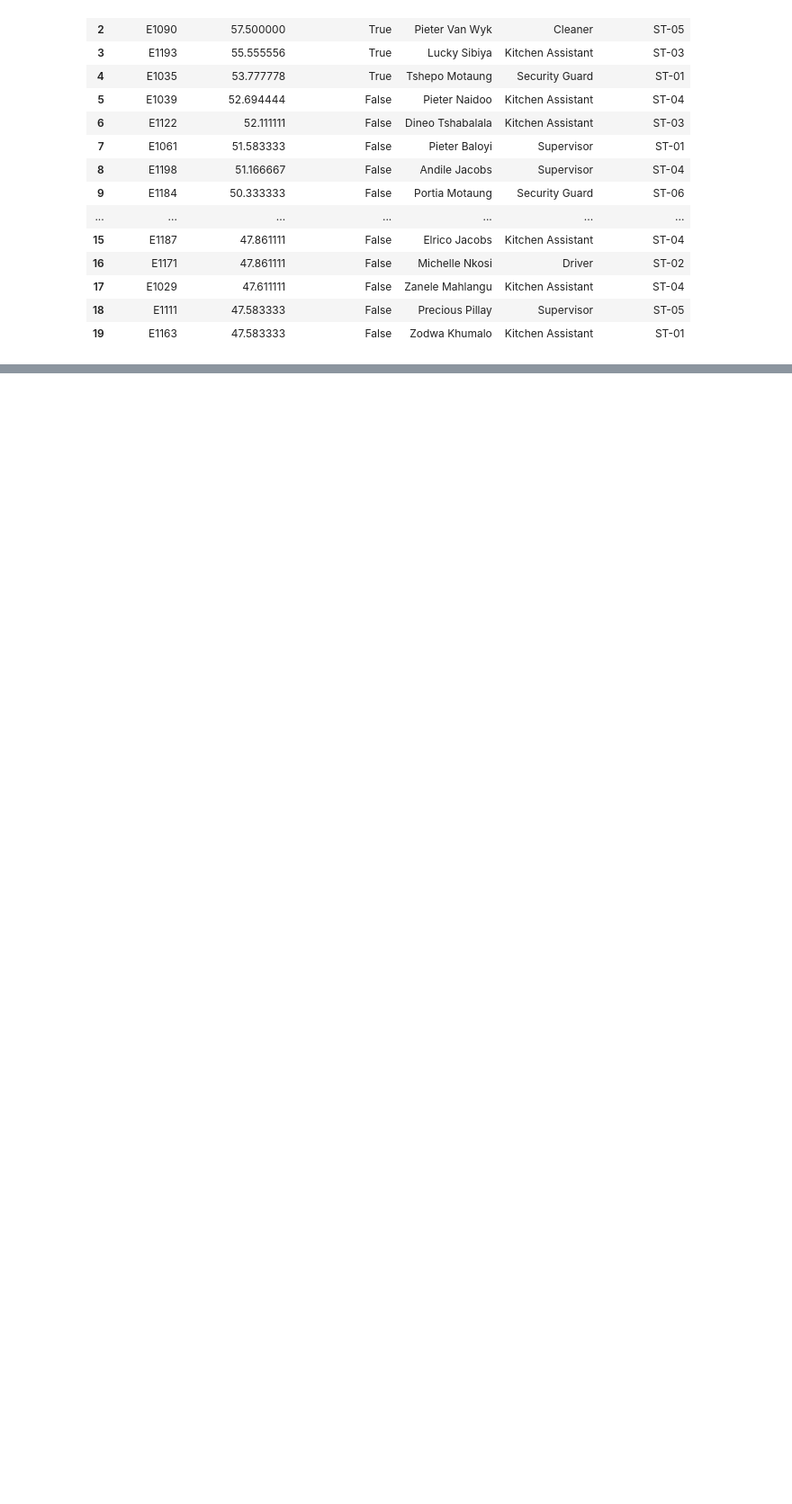
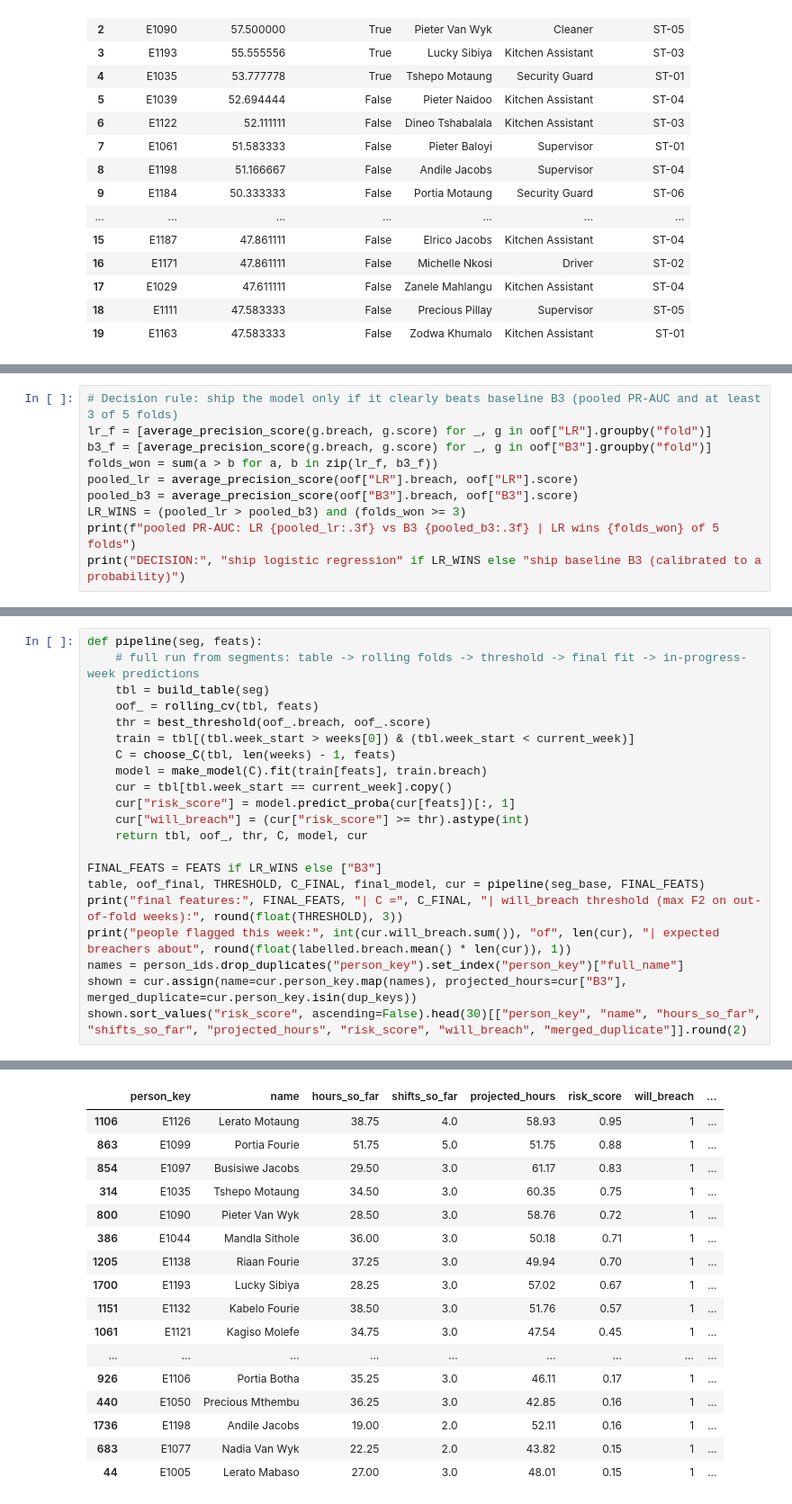
Before and after one commit to MistryDev09/JemTechnical, a Jupyter notebook: data_modeling.ipynb, the cells around one changed output, grey strips where cells are left out. Shown at 90% size. Saved outputs shown, nothing was run; the diff lists cells and outputs as text; blank space fills up the shorter version.

```diff
--- a/data_modeling.ipynb
+++ b/data_modeling.ipynb
@@ -239,0 +405,10 @@ predicted breaches: people 33 | employee IDs 38 of 213
+# %%
+# Decision rule: ship the model only if it clearly beats baseline B3 (pooled PR-AUC and at least 3 of 5 folds)
+lr_f = [average_precision_score(g.breach, g.score) for _, g in oof["LR"].groupby("fold")]
+b3_f = [average_precision_score(g.breach, g.score) for _, g in oof["B3"].groupby("fold")]
+folds_won = sum(a > b for a, b in zip(lr_f, b3_f))
+pooled_lr = average_precision_score(oof["LR"].breach, oof["LR"].score)
+pooled_b3 = average_precision_score(oof["B3"].breach, oof["B3"].score)
+LR_WINS = (pooled_lr > pooled_b3) and (folds_won >= 3)
+print(f"pooled PR-AUC: LR {pooled_lr:.3f} vs B3 {pooled_b3:.3f} | LR wins {folds_won} of 5 folds")
+print("DECISION:", "ship logistic regression" if LR_WINS else "ship baseline B3 (calibrated to a probability)")
@@ -239,0 +574,22 @@ predicted breaches: people 33 | employee IDs 38 of 213
+# %%
+def pipeline(seg, feats):
+    # full run from segments: table -> rolling folds -> threshold -> final fit -> in-progress-week predictions
+    tbl = build_table(seg)
+    oof_ = rolling_cv(tbl, feats)
+    thr = best_threshold(oof_.breach, oof_.score)
+    train = tbl[(tbl.week_start > weeks[0]) & (tbl.week_start < current_week)]
+    C = choose_C(tbl, len(weeks) - 1, feats)
+    model = make_model(C).fit(train[feats], train.breach)
+    cur = tbl[tbl.week_start == current_week].copy()
+    cur["risk_score"] = model.predict_proba(cur[feats])[:, 1]
+    cur["will_breach"] = (cur["risk_score"] >= thr).astype(int)
+    return tbl, oof_, thr, C, model, cur
+
+FINAL_FEATS = FEATS if LR_WINS else ["B3"]
+table, oof_final, THRESHOLD, C_FINAL, final_model, cur = pipeline(seg_base, FINAL_FEATS)
+print("final features:", FINAL_FEATS, "| C =", C_FINAL, "| will_breach threshold (max F2 on out-of-fold weeks):", round(float(THRESHOLD), 3))
+print("people flagged this week:", int(cur.will_breach.sum()), "of", len(cur), "| expected breachers about", round(float(labelled.breach.mean() * len(cur)), 1))
+names = person_ids.drop_duplicates("person_key").set_index("person_key")["full_name"]
+shown = cur.assign(name=cur.person_key.map(names), projected_hours=cur["B3"], merged_duplicate=cur.person_key.isin(dup_keys))
+shown.sort_values("risk_score", ascending=False).head(30)[["person_key", "name", "hours_so_far", "shifts_so_far", "projected_hours", "risk_score", "will_breach", "merged_duplicate"]].round(2)
+# %% [output]
@@ -239,0 +598,17 @@ predicted breaches: people 33 | employee IDs 38 of 213
+|  | person_key | name | hours_so_far | shifts_so_far | projected_hours | risk_score | will_breach | ... |
+| 1106 | E1126 | Lerato Motaung | 38.75 | 4.0 | 58.93 | 0.95 | 1 | ... |
+| 863 | E1099 | Portia Fourie | 51.75 | 5.0 | 51.75 | 0.88 | 1 | ... |
+| 854 | E1097 | Busisiwe Jacobs | 29.50 | 3.0 | 61.17 | 0.83 | 1 | ... |
+| 314 | E1035 | Tshepo Motaung | 34.50 | 3.0 | 60.35 | 0.75 | 1 | ... |
+| 800 | E1090 | Pieter Van Wyk | 28.50 | 3.0 | 58.76 | 0.72 | 1 | ... |
+| 386 | E1044 | Mandla Sithole | 36.00 | 3.0 | 50.18 | 0.71 | 1 | ... |
+| 1205 | E1138 | Riaan Fourie | 37.25 | 3.0 | 49.94 | 0.70 | 1 | ... |
+| 1700 | E1193 | Lucky Sibiya | 28.25 | 3.0 | 57.02 | 0.67 | 1 | ... |
+| 1151 | E1132 | Kabelo Fourie | 38.50 | 3.0 | 51.76 | 0.57 | 1 | ... |
+| 1061 | E1121 | Kagiso Molefe | 34.75 | 3.0 | 47.54 | 0.45 | 1 | ... |
+| ... | ... | ... | ... | ... | ... | ... | ... | ... |
+| 926 | E1106 | Portia Botha | 35.25 | 3.0 | 46.11 | 0.17 | 1 | ... |
+| 440 | E1050 | Precious Mthembu | 36.25 | 3.0 | 42.85 | 0.16 | 1 | ... |
+| 1736 | E1198 | Andile Jacobs | 19.00 | 2.0 | 52.11 | 0.16 | 1 | ... |
+| 683 | E1077 | Nadia Van Wyk | 22.25 | 2.0 | 43.82 | 0.15 | 1 | ... |
+| 44 | E1005 | Lerato Mabaso | 27.00 | 3.0 | 48.01 | 0.15 | 1 | ... |
```
Also changed, not shown: parts of 35 cells of this notebook, 6 other files.
